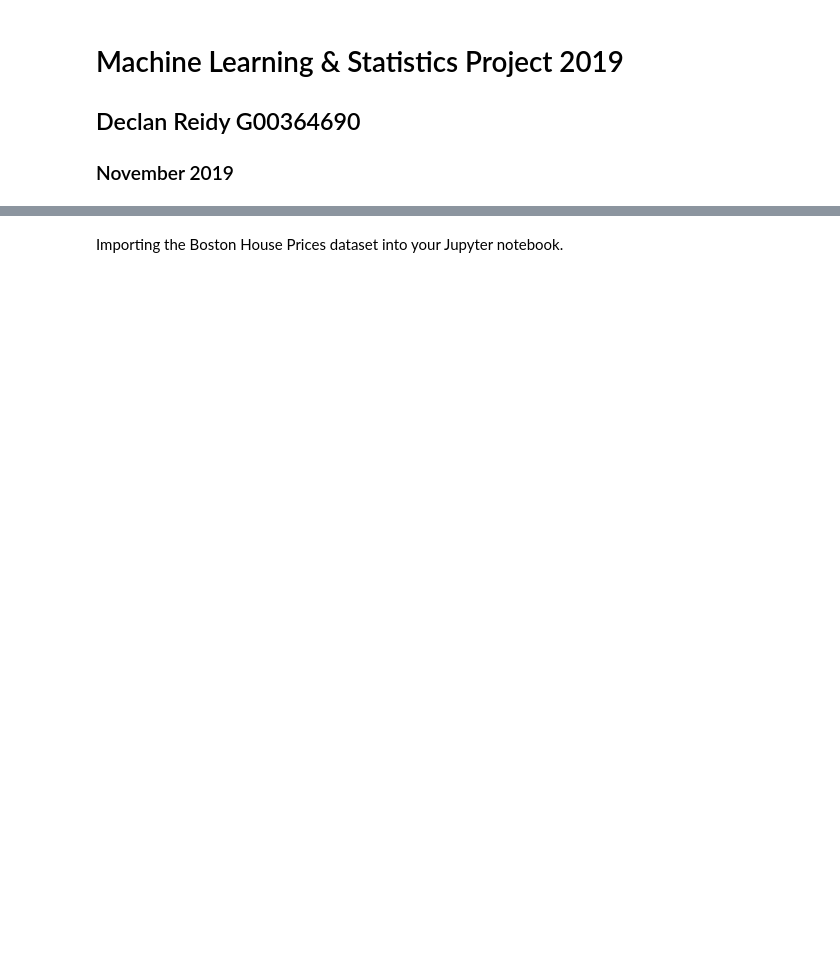
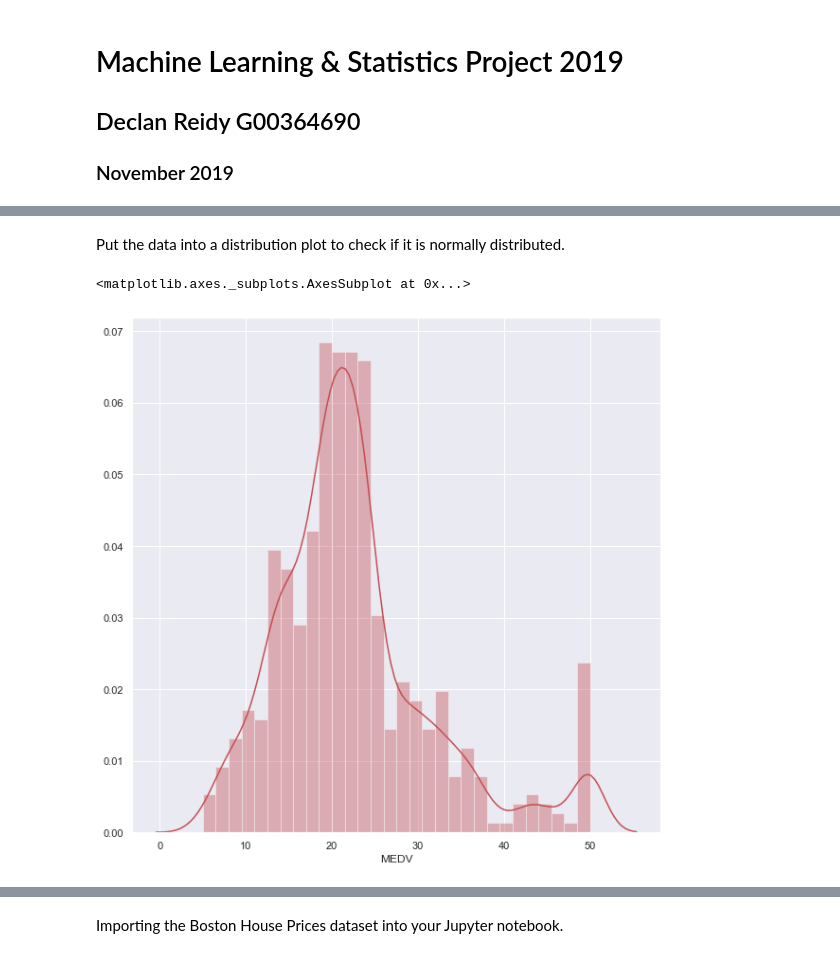
Before and after one commit to G00364690/MLS-Project, a Jupyter notebook: MLS Project.ipynb, the cells around one changed output, grey strips where cells are left out. Saved outputs shown, nothing was run; the diff lists cells and outputs as text; code cells hidden in the pictures; blank space fills up the shorter version.

```diff
--- a/MLS Project.ipynb
+++ b/MLS Project.ipynb
@@ -15,3 +17,4 @@ Using TensorFlow backend.
 #Set parameters for all displays within the notebook
 
 plt.rcParams['figure.figsize'] = (10, 10)
+sns.set(rc={'figure.figsize':(10,10)})
@@ -17,0 +23,5 @@ plt.rcParams['figure.figsize'] = (10, 10)
+# %%
+boston_dataset = load_boston()
+
+#check out the keys of the dataset so we can build our pandas dataframe
+print(boston_dataset.keys())
@@ -17,0 +52,5 @@ plt.rcParams['figure.figsize'] = (10, 10)
+# %%
+#Using the assign function add the target variable to our dataframe.
+boston = pd.DataFrame(boston_dataset.data, columns=boston_dataset.feature_names)
+boston = boston.assign(MEDV = boston_dataset.target)
+boston.head(5)
@@ -17,0 +76,8 @@ plt.rcParams['figure.figsize'] = (10, 10)
+# %% [markdown]
+Put the data into a distribution plot to check if it is normally distributed.
+# %%
+#Shows normal distribution more or less
+sns.distplot(boston['MEDV'], bins=30, color="r")
+# %% [output]
+<matplotlib.axes._subplots.AxesSubplot at 0x...>
+[figure, added]
```
Also changed, not shown: parts of 11 cells of this notebook, 1 other file.
